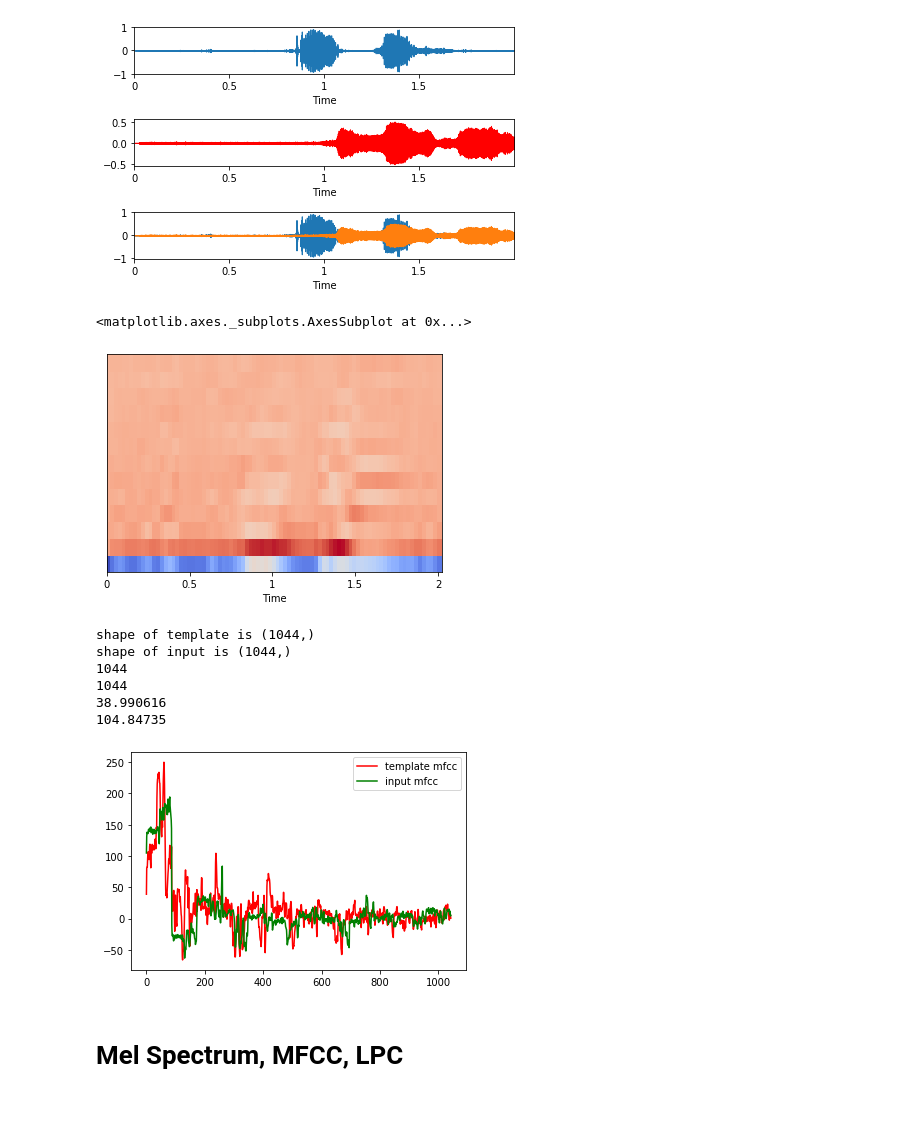
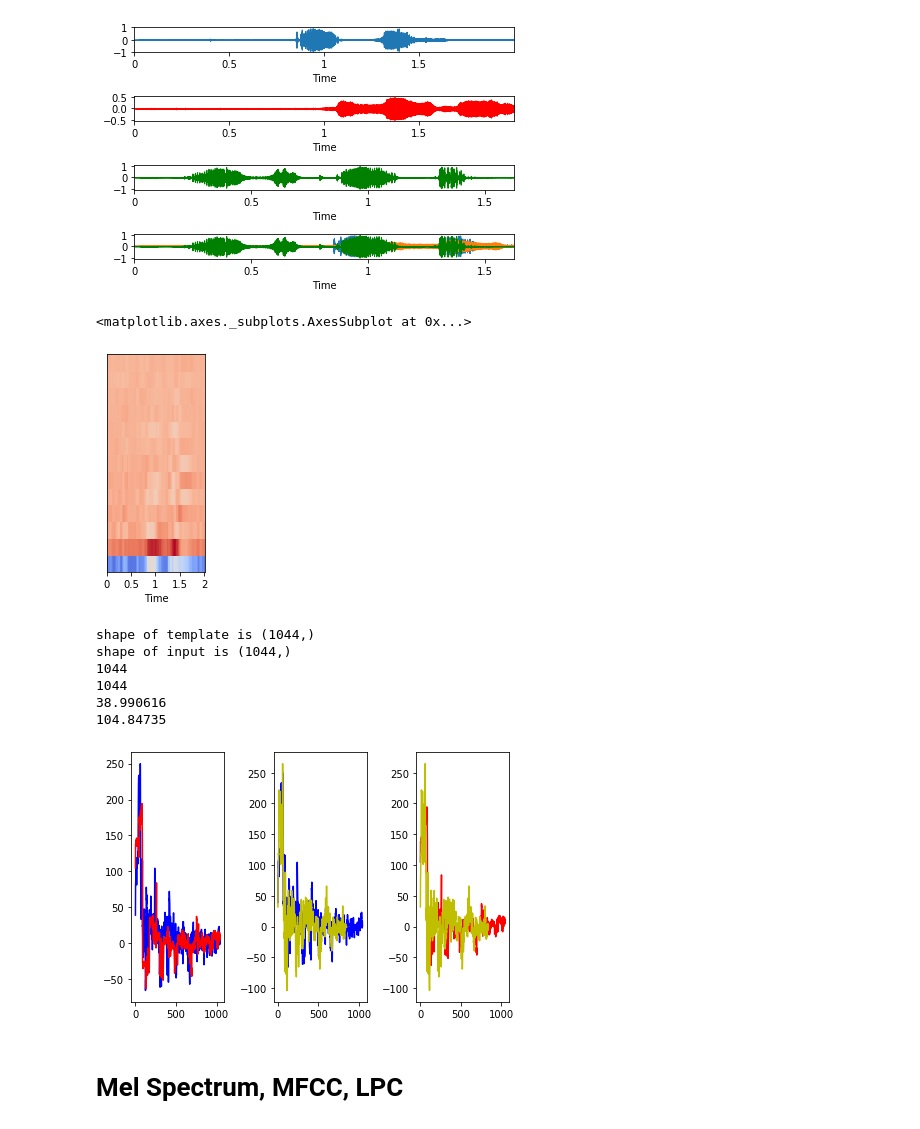
Before and after one commit to xrick/DTW-Tutorial, a Jupyter notebook: KWS/examples/dtw_sample03.ipynb, the cells around one changed output. Saved outputs shown, nothing was run; the diff lists cells and outputs as text; code cells hidden in the pictures.

```diff
--- a/KWS/examples/dtw_sample03.ipynb
+++ b/KWS/examples/dtw_sample03.ipynb
@@ -13,34 +13,40 @@ import sys
 
 template_wav, template_wav_sr = librosa.load('record01.wav')
 input_wav, input_sr = librosa.load('Nellie1.wav')
+wrong_wav, wrong_sr = librosa.load('hello_wakeup_13.wav')
 #plot raw audio wav
 #fig, axes = plt.subplots(nrows=2, ncols=2, figsize=(13.6, 7.68))
-plt.subplot(3,1,1)
+plt.subplot(4,1,1)
 librosa.display.waveplot(template_wav, sr=template_wav_sr)
 
 
-plt.subplot(3,1,2)
+plt.subplot(4,1,2)
 librosa.display.waveplot(input_wav, sr=input_sr, color="red")
 
+plt.subplot(4,1,3)
+librosa.display.waveplot(wrong_wav, sr=wrong_sr, color="green")
 
-plt.subplot(3,1,3)
+plt.subplot(4,1,4)
 librosa.display.waveplot(template_wav, sr=template_wav_sr)
 librosa.display.waveplot(input_wav, sr=input_sr,)
+librosa.display.waveplot(wrong_wav, sr=wrong_sr, color="green")
 
 
 plt.tight_layout()
 plt.show()
 # %% [output]
-[figure, old version]
+[figure, new version]
 # %%
 #compute mfcc
 template_wav_mfcc = librosa.feature.mfcc(template_wav, template_wav_sr,n_mfcc=13)#.flatten()
 input_wav_mfcc = librosa.feature.mfcc(input_wav, input_sr,n_mfcc=13)#.flatten()
+wrong_wav_mfcc = librosa.feature.mfcc(input_wav, input_sr,n_mfcc=13)
 # display the mfcc
+plt.subplot(1,3,1)
 librosa.display.specshow(template_wav_mfcc, sr=template_wav_sr, x_axis='time')
 # %% [output]
 <matplotlib.axes._subplots.AxesSubplot at 0x...>
-[figure, old version]
+[figure, new version]
 # %%
 template_wav_mfcc_1D = (librosa.feature.mfcc(template_wav, template_wav_sr,n_mfcc=13))[1:13].flatten()
 input_wav_mfcc_1D = (librosa.feature.mfcc(input_wav, input_sr,n_mfcc=13))[1:13].flatten()
@@ -62,12 +69,19 @@ shape of input is (1044,)
 104.84735
 # %%
 # plt.plot(template_signal,'r',label='template_signal')
-plt.plot(template_wav_mfcc_1D,'r',label='template mfcc')
-plt.plot(input_wav_mfcc_1D,'g',label='input mfcc')
-# plt.plot(input_wav_mfcc_1D,'g',label='input_signal')
-plt.legend();
+plt.subplot(1,3,1)
+plt.plot(template_wav_mfcc_1D,'b',label='template mfcc')
+plt.plot(input_wav_mfcc_1D,'r',label='input mfcc')
+plt.subplot(1,3,2)
+plt.plot(template_wav_mfcc_1D,'b',label='template mfcc')
+plt.plot(wrong_wav_mfcc_1D,'y',label='wrong mfcc')
+plt.subplot(1,3,3)
+plt.plot(input_wav_mfcc_1D,'r',label='input mfcc')
+plt.plot(wrong_wav_mfcc_1D,'y',label='wrong mfcc')
+plt.tight_layout()
+plt.show()
 # %% [output]
-[figure, old version]
+[figure, new version]
 # %% [markdown]
 # Mel Spectrum, MFCC, LPC
 # %% [markdown]
```
Also changed, not shown: parts of 7 cells of this notebook.
